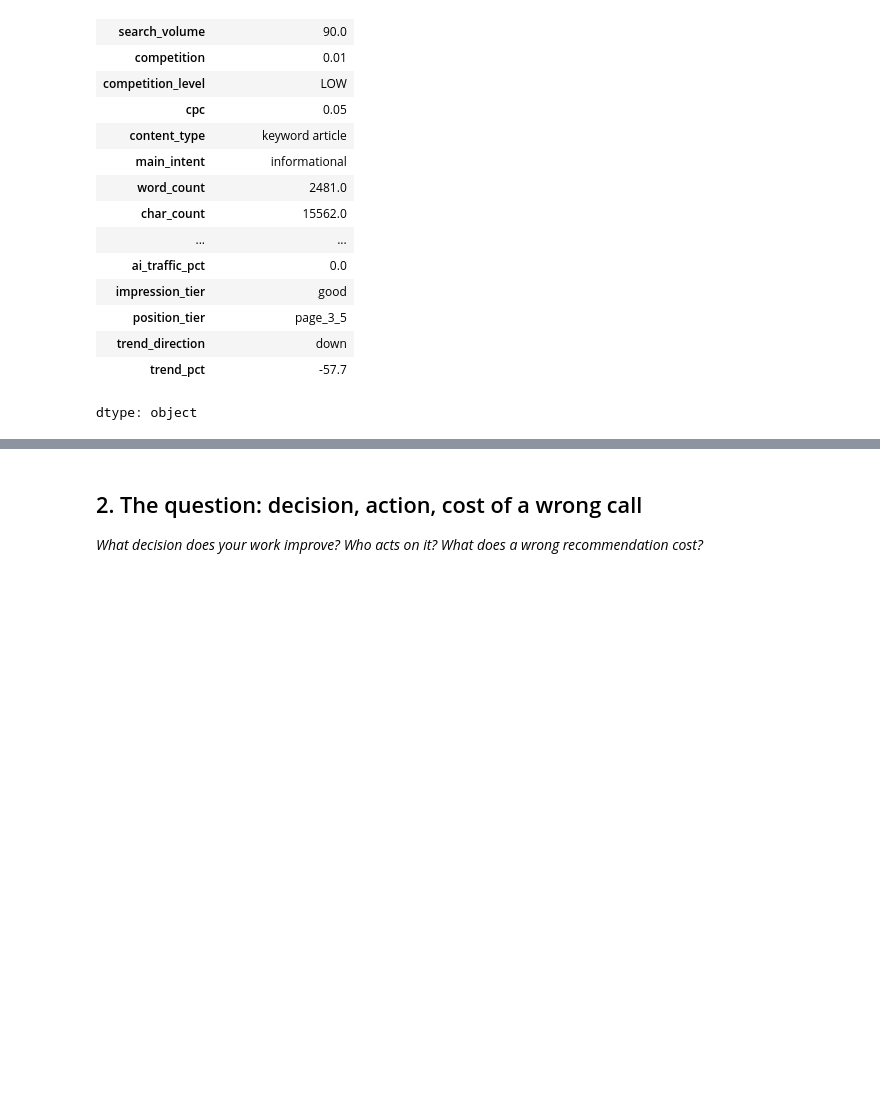
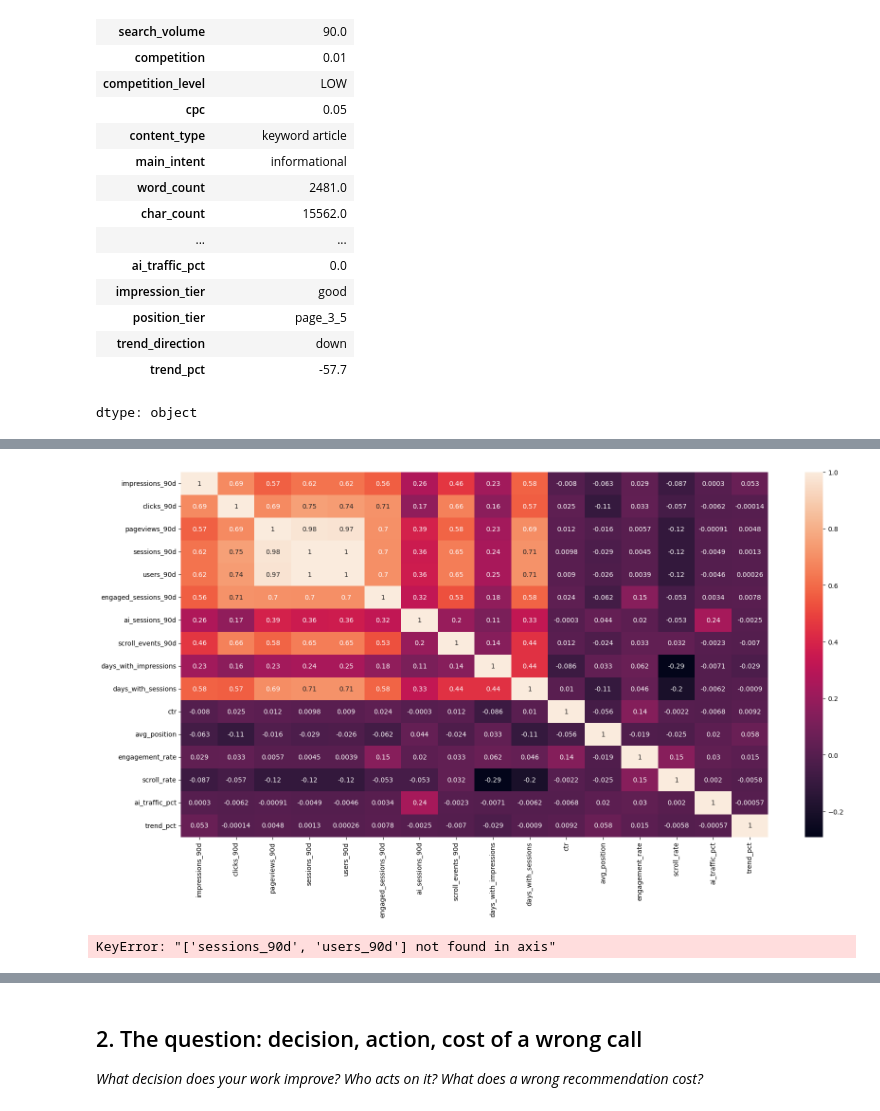
Before and after one commit to Maryam-Shile/flyrank_ml_internship, a Jupyter notebook: work/notebooks/w01_research_question.ipynb, the cells around one changed output, grey strips where cells are left out. Drawn from its saved outputs; the diff is of its cells as text; code cells hidden in the pictures; blank space fills up the shorter version.

```diff
--- a/work/notebooks/w01_research_question.ipynb
+++ b/work/notebooks/w01_research_question.ipynb
@@ -118,0 +298,5 @@ dtype: object
+# %%
+for i in performance_data.columns:
+  if '30d' in i:
+    performance_data = performance_data.drop(columns = [i], axis = 1)
+performance_data.info()
@@ -118,0 +321,10 @@ dtype: object
+# %%
+plt.figure(figsize = (20,10))
+sns.heatmap(performance_data.corr(), annot = True)
+plt.show()
+# %% [output]
+[figure, added]
+# %%
+performance_data = performance_data.drop(columns = ['sessions_90d', 'users_90d'], axis = 1)
+# %% [output]
+KeyError: "['sessions_90d', 'users_90d'] not found in axis"
```
Also changed, not shown: parts of 21 cells of this notebook.
